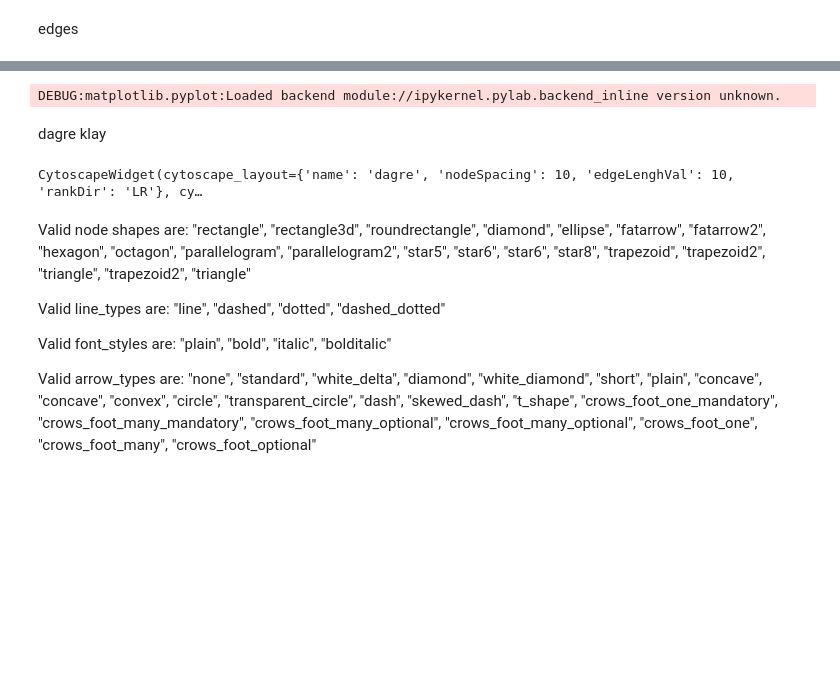
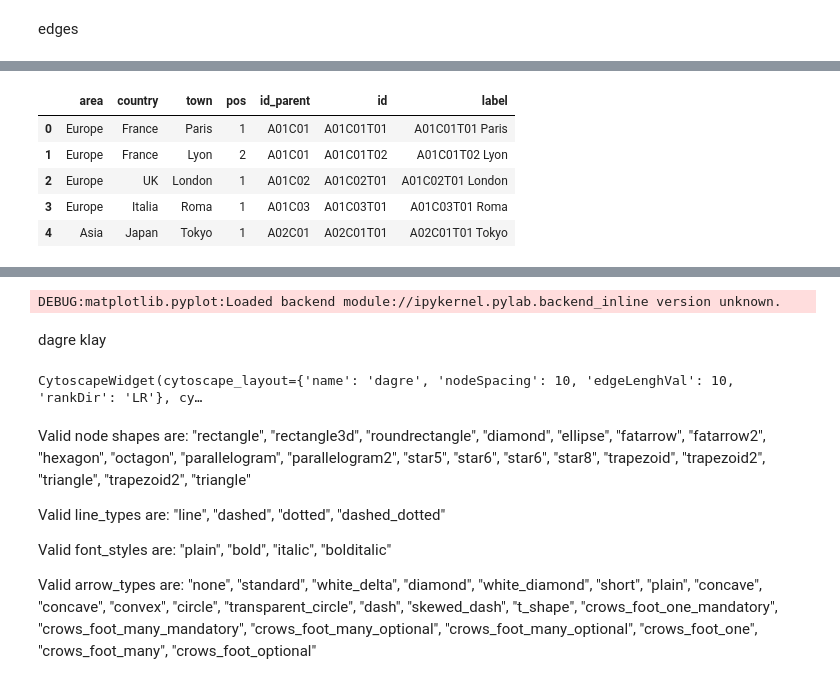
Before and after one commit to cfalguiere/dependencynet, a Jupyter notebook: examples/example-network.ipynb, the cells around one changed output, grey strips where cells are left out. Cells and saved outputs as stored; diff of their text form; code cells hidden in the pictures; blank space fills up the shorter version.

```diff
--- a/examples/example-network.ipynb
+++ b/examples/example-network.ipynb
@@ -86,0 +115,14 @@ GraphBuilder.node_from_country(country_df, G)
+# %%
+gb = GraphBuilder()
+gb.register_node_type('area', AreaNode)
+gb.register_node_type('country', CountryNode)
+gb.register_node_type('town', TownNode)
+
+area_df = model.level_dataset(0)
+gb.add_nodes_from(area_df, 'area')
+country_df = model.level_dataset(1)
+gb.add_nodes_from(country_df, 'country')
+town_df = model.level_dataset(2)
+gb.add_nodes_from(town_df, 'town')
+
+display(gb.G.nodes)
@@ -104,0 +144,9 @@ A02 -> A02C01
+# %%
+town_df
+# %% [output]
+|  | area | country | town | pos | id_parent | id | label |
+| 0 | Europe | France | Paris | 1 | A01C01 | A01C01T01 | A01C01T01 Paris |
+| 1 | Europe | France | Lyon | 2 | A01C01 | A01C01T02 | A01C01T02 Lyon |
+| 2 | Europe | UK | London | 1 | A01C02 | A01C02T01 | A01C02T01 London |
+| 3 | Europe | Italia | Roma | 1 | A01C03 | A01C03T01 | A01C03T01 Roma |
+| 4 | Asia | Japan | Tokyo | 1 | A02C01 | A02C01T01 | A02C01T01 Tokyo |
```
Also changed, not shown: parts of 25 cells of this notebook.
